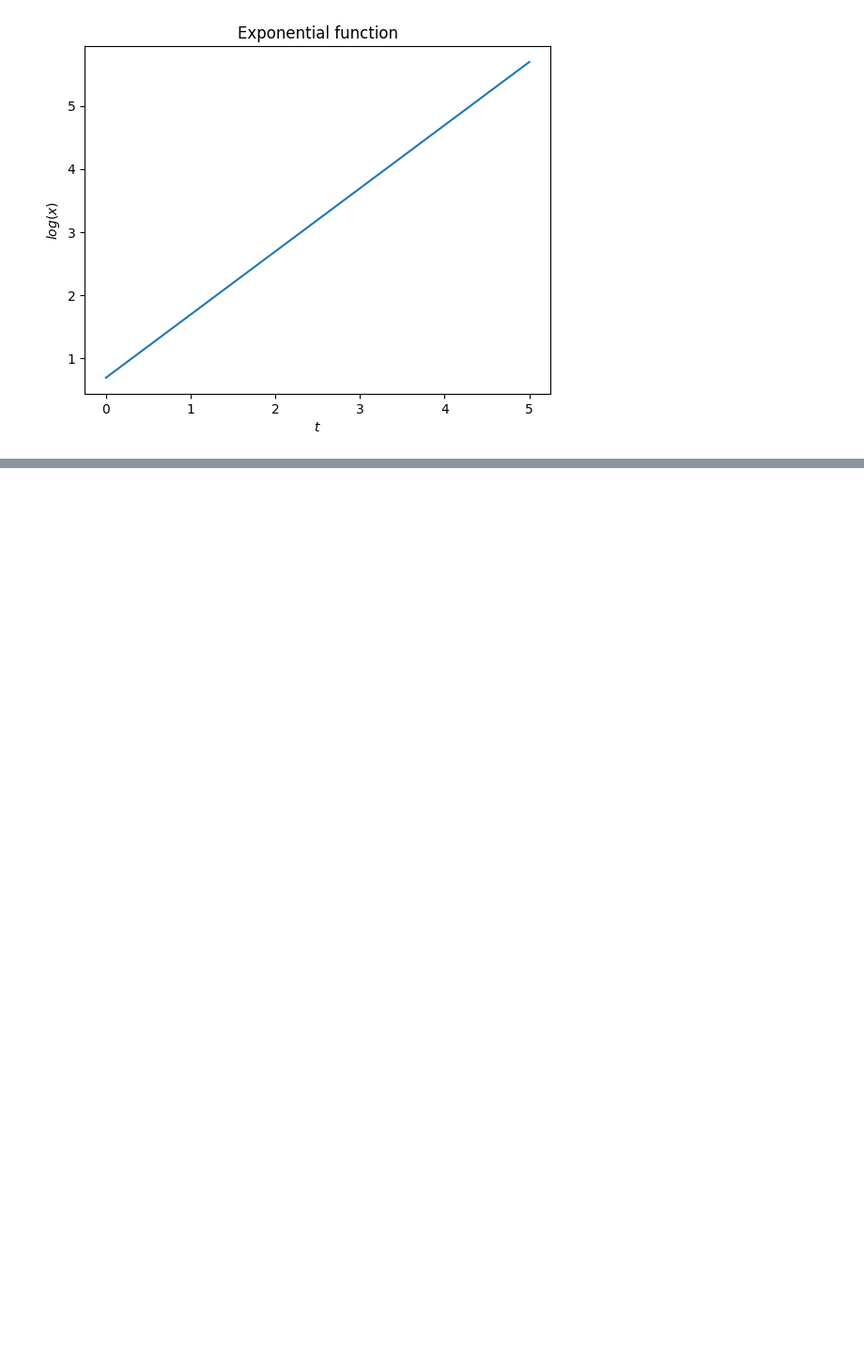
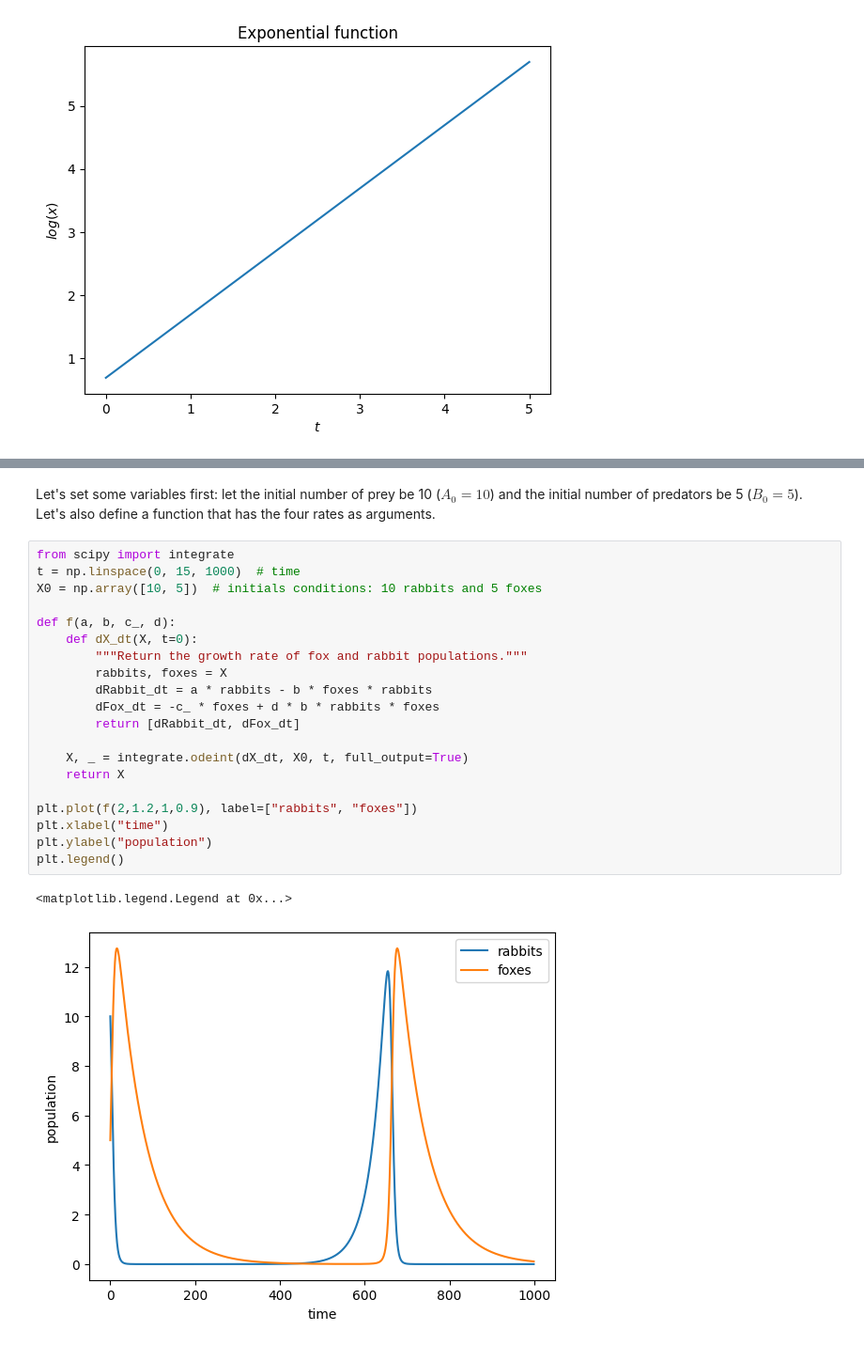
Before and after one commit to asjaradja/CompMethBioPhys, a Jupyter notebook: Professor Class notes/Topic_1_ODE_based_models.ipynb, the cells around one changed output, grey strips where cells are left out. Shown at 94% size. Saved outputs shown, nothing was run; the diff lists cells and outputs as text; blank space fills up the shorter version.

```diff
--- a/Professor Class notes/Topic_1_ODE_based_models.ipynb
+++ b/Professor Class notes/Topic_1_ODE_based_models.ipynb
@@ -133,0 +190,25 @@ $x_{n+1}=rx_n(1-x_n)$
+# %% [markdown]
+Let's set some variables first: let the initial number of prey be 10 ($A_0 = 10$) and the initial number of predators be 5 ($B_0=5$). Let's also define a function that has the four rates as arguments.
+# %%
+from scipy import integrate
+t = np.linspace(0, 15, 1000)  # time
+X0 = np.array([10, 5])  # initials conditions: 10 rabbits and 5 foxes
+
+def f(a, b, c_, d):
+    def dX_dt(X, t=0):
+        """Return the growth rate of fox and rabbit populations."""
+        rabbits, foxes = X
+        dRabbit_dt = a * rabbits - b * foxes * rabbits
+        dFox_dt = -c_ * foxes + d * b * rabbits * foxes
+        return [dRabbit_dt, dFox_dt]
+
+    X, _ = integrate.odeint(dX_dt, X0, t, full_output=True)
+    return X
+
+plt.plot(f(2,1.2,1,0.9), label=["rabbits", "foxes"])
+plt.xlabel("time")
+plt.ylabel("population")
+plt.legend()
+# %% [output]
+<matplotlib.legend.Legend at 0x...>
+[figure, added]
```
Also changed, not shown: parts of 23 cells of this notebook.
